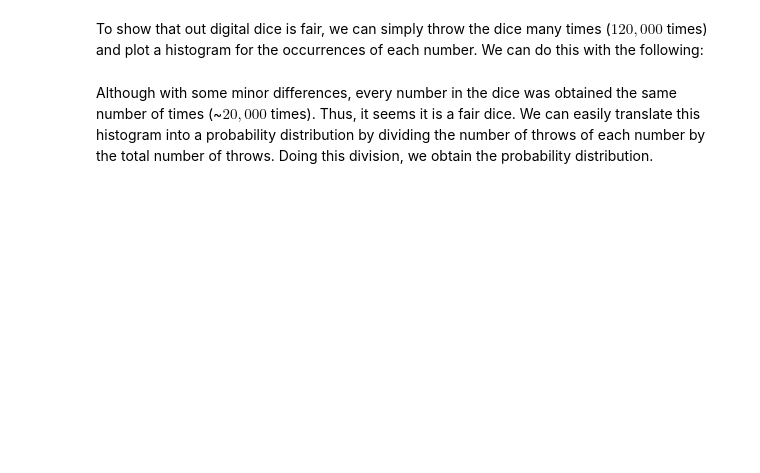
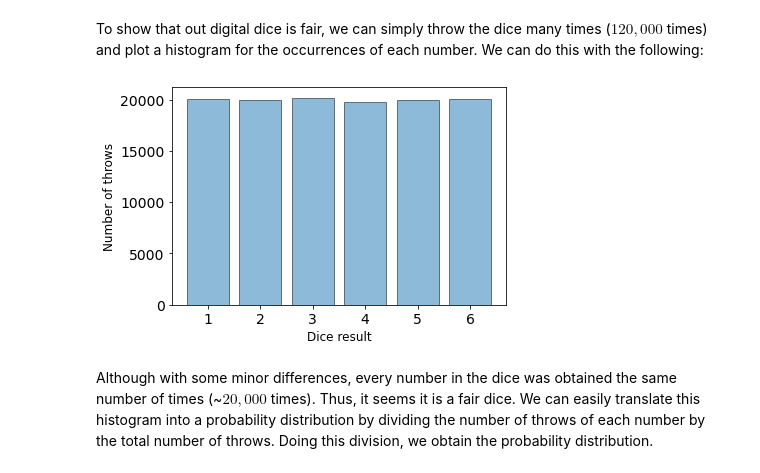
Before and after one commit to maojrs/topics_book, a Jupyter notebook: book/docs/brownian_motion.ipynb, the cells around one changed output. Saved outputs shown, nothing was run; the diff lists cells and outputs as text; code cells hidden in the pictures; blank space fills up the shorter version.

```diff
--- a/book/docs/brownian_motion.ipynb
+++ b/book/docs/brownian_motion.ipynb
@@ -50,16 +60,17 @@ To show that out digital dice is fair, we can simply throw the dice many times (
 # %%
 all_results = []
 total_throws = 120000
 for i in range(total_throws):
     dice_result = np.random.randint(1,7)
     all_results.append(dice_result)
 
 # Plot histogram of dice results
 num_throws, edges = np.histogram(all_results, bins=range(1,8))
 plt.bar(range(1,7), num_throws, alpha =0.5, edgecolor='black')
 plt.xlabel('Dice result', fontsize = 12);
-plt.ylabel('Probability', fontsize = 12);
 plt.ylabel('Number of throws', fontsize = 12);
+# %% [output]
+[figure, added]
 # %% [markdown]
 Although with some minor differences, every number in the dice was obtained the same number of times (~$20,000$ times). Thus, it seems it is a fair dice. We can easily translate this histogram into a probability distribution by dividing the number of throws of each number by the total number of throws. Doing this division, we obtain the probability distribution.
 # %%
```
Also changed, not shown: parts of 17 cells of this notebook, 3 other files.
